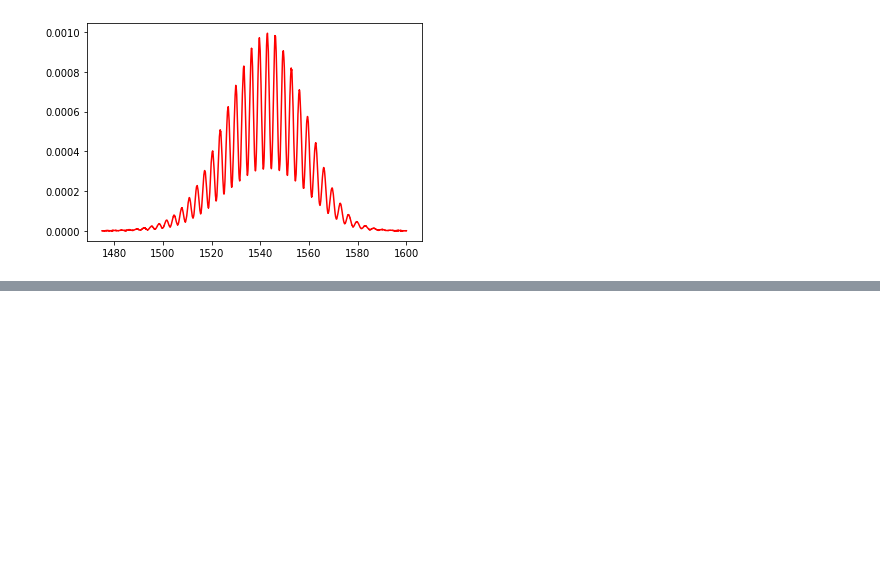
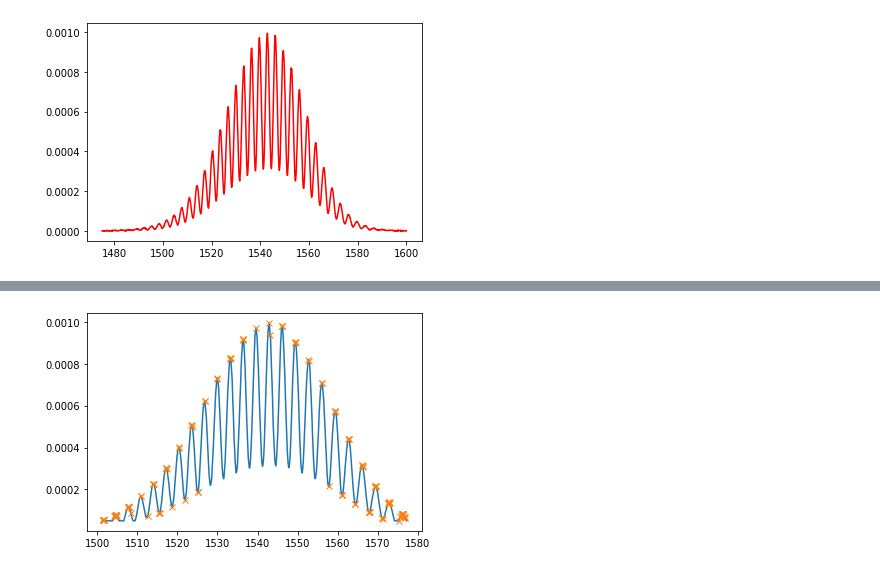
Before and after one commit to MikiKru/ATENA_bioinformatics, a Jupyter notebook: interferograms_atena.ipynb, the cells around one changed output, grey strips where cells are left out. Drawn from its saved outputs; the diff is of its cells as text; code cells hidden in the pictures; blank space fills up the shorter version.

```diff
--- a/interferograms_atena.ipynb
+++ b/interferograms_atena.ipynb
@@ -68,0 +109,8 @@ plt.plot(df['Wave_Lenght'], df['Amplitude'], c='r')
+# %%
+def filter_by_max_glob(data, x=0.05):
+  loc_max = local_max(data)
+  global_max = loc_max['Amplitude'].max()
+  treshold = x * global_max
+  return data[data['Amplitude'] >= treshold].reset_index()
+# %%
+filtered_df = filter_by_max_glob(df)
@@ -68,0 +133,4 @@ plt.plot(df['Wave_Lenght'], df['Amplitude'], c='r')
+# %%
+plot_loc_max(filtered_df)
+# %% [output]
+[figure, added]
```
Also changed, not shown: parts of 22 cells of this notebook.
